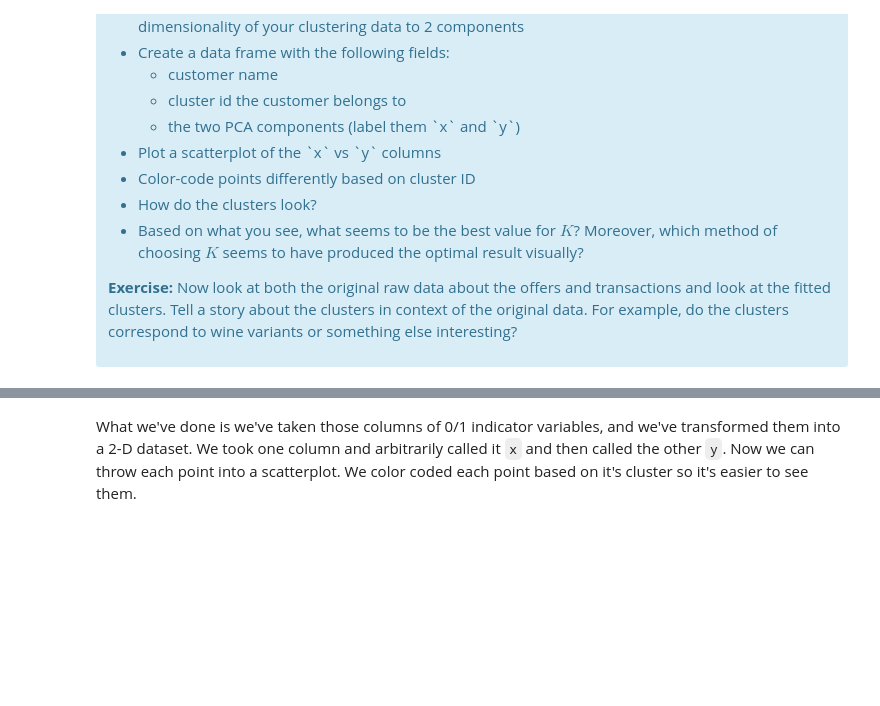
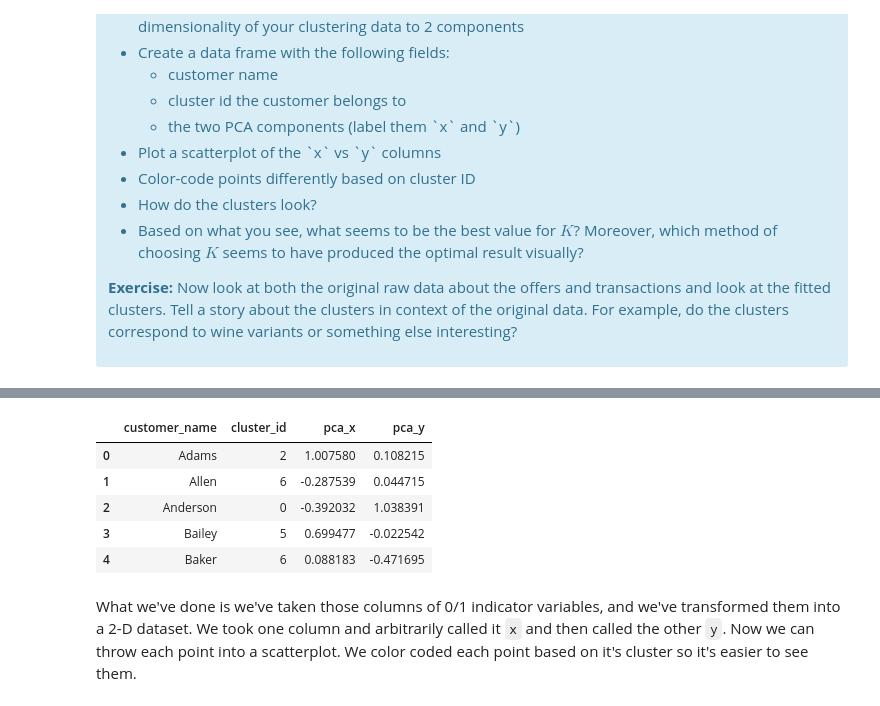
Before and after one commit to BrettlyCD/pca, a Jupyter notebook: Clustering Case Study - Customer Segmentation with K-Means - Tier 3.ipynb, the cells around one changed output, grey strips where cells are left out. Saved outputs shown, nothing was run; the diff lists cells and outputs as text; code cells hidden in the pictures; blank space fills up the shorter version.

```diff
--- a/Clustering Case Study - Customer Segmentation with K-Means - Tier 3.ipynb
+++ b/Clustering Case Study - Customer Segmentation with K-Means - Tier 3.ipynb
@@ -374,2 +409,14 @@ This is only one use of PCA for dimension reduction. We can also use PCA when we
+# %%
+#create a dataframe with our metrics
+pca_df = pd.DataFrame({'customer_name': df_matrix.index, 'cluster_id': k_labels_final, 'pca_x': x, 'pca_y': y})
+
+pca_df.head()
+# %% [output]
+|  | customer_name | cluster_id | pca_x | pca_y |
+| 0 | Adams | 2 | 1.007580 | 0.108215 |
+| 1 | Allen | 6 | -0.287539 | 0.044715 |
+| 2 | Anderson | 0 | -0.392032 | 1.038391 |
+| 3 | Bailey | 5 | 0.699477 | -0.022542 |
+| 4 | Baker | 6 | 0.088183 | -0.471695 |
 # %% [markdown]
 What we've done is we've taken those columns of 0/1 indicator variables, and we've transformed them into a 2-D dataset. We took one column and arbitrarily called it `x` and then called the other `y`. Now we can throw each point into a scatterplot. We color coded each point based on it's cluster so it's easier to see them.
```
Also changed, not shown: parts of 8 cells of this notebook.
